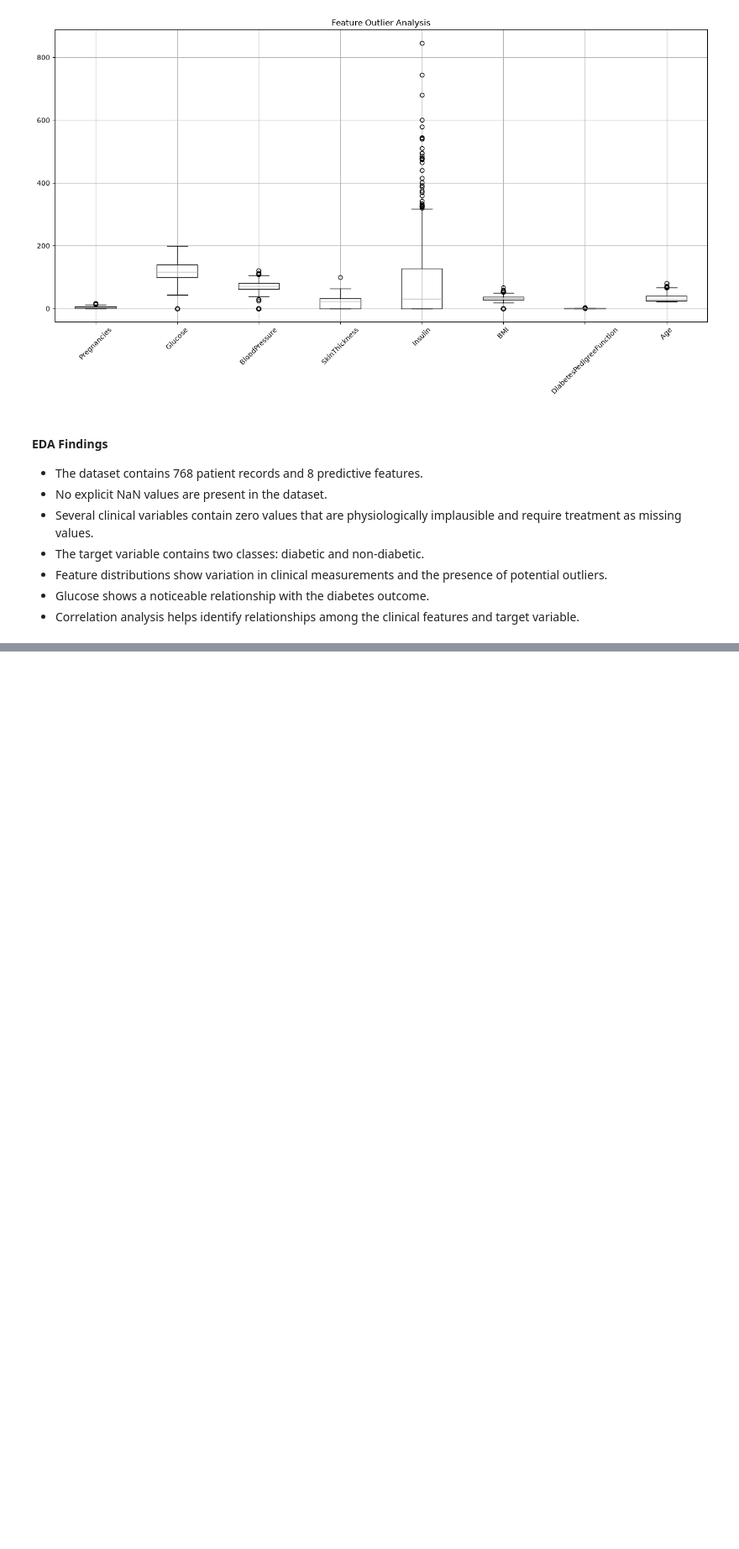
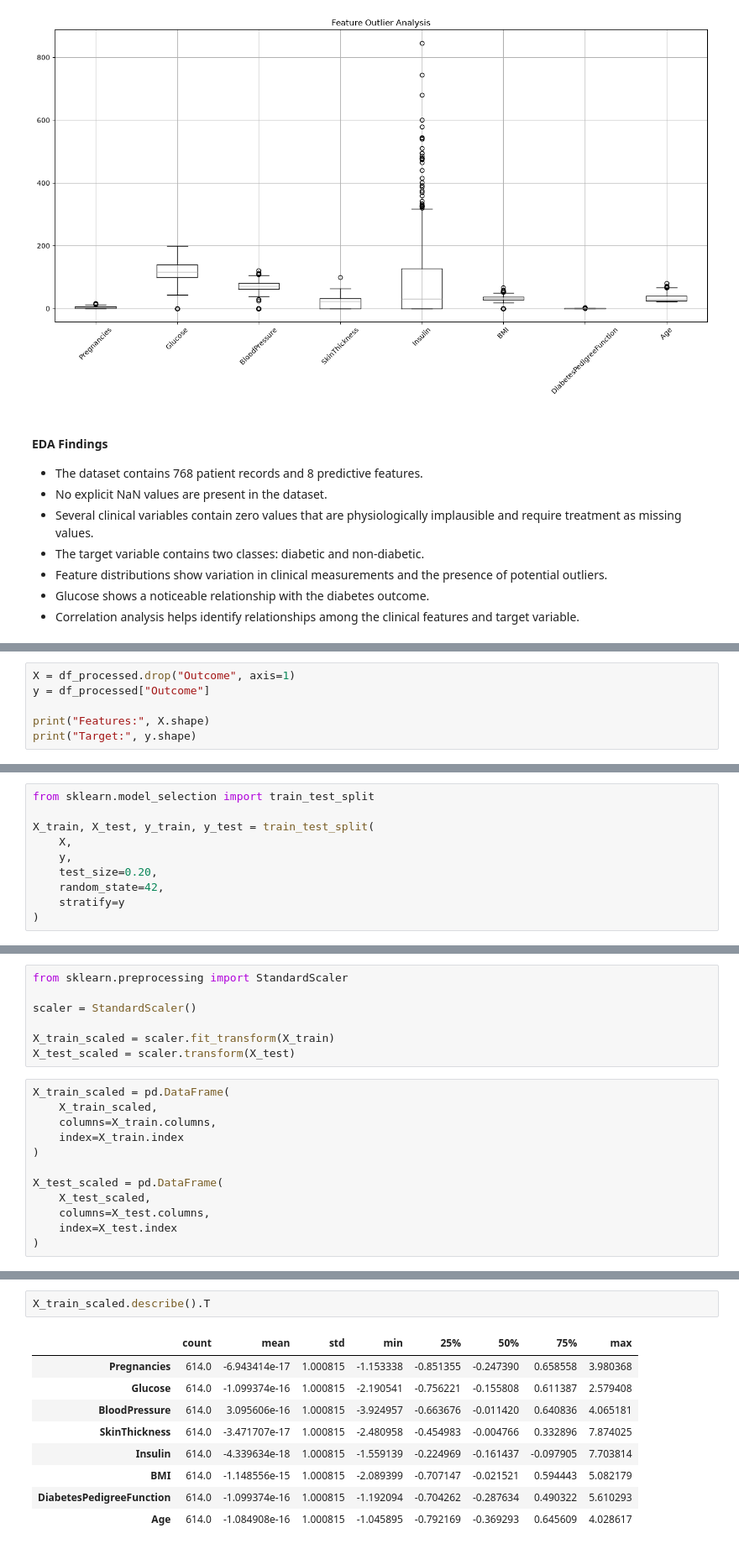
Before and after one commit to VarshaNayak18/medical-disease-prediction, a Jupyter notebook: notebooks/diabetes_prediction.ipynb, the cells around one changed output, grey strips where cells are left out. Shown at 84% size. Cells and saved outputs as stored; diff of their text form; blank space fills up the shorter version.

Commit message:
feat: implement data preprocessing

```diff
--- a/notebooks/diabetes_prediction.ipynb
+++ b/notebooks/diabetes_prediction.ipynb
@@ -231,0 +282,6 @@ plt.show()
+# %%
+X = df_processed.drop("Outcome", axis=1)
+y = df_processed["Outcome"]
+
+print("Features:", X.shape)
+print("Target:", y.shape)
@@ -231,0 +291,10 @@ plt.show()
+# %%
+from sklearn.model_selection import train_test_split
+
+X_train, X_test, y_train, y_test = train_test_split(
+    X,
+    y,
+    test_size=0.20,
+    random_state=42,
+    stratify=y
+)
@@ -231,0 +325,19 @@ plt.show()
+# %%
+from sklearn.preprocessing import StandardScaler
+
+scaler = StandardScaler()
+
+X_train_scaled = scaler.fit_transform(X_train)
+X_test_scaled = scaler.transform(X_test)
+# %%
+X_train_scaled = pd.DataFrame(
+    X_train_scaled,
+    columns=X_train.columns,
+    index=X_train.index
+)
+
+X_test_scaled = pd.DataFrame(
+    X_test_scaled,
+    columns=X_test.columns,
+    index=X_test.index
+)
@@ -231,0 +353,12 @@ plt.show()
+# %%
+X_train_scaled.describe().T
+# %% [output]
+|  | count | mean | std | min | 25% | 50% | 75% | max |
+| Pregnancies | 614.0 | -6.943414e-17 | 1.000815 | -1.153338 | -0.851355 | -0.247390 | 0.658558 | 3.980368 |
+| Glucose | 614.0 | -1.099374e-16 | 1.000815 | -2.190541 | -0.756221 | -0.155808 | 0.611387 | 2.579408 |
+| BloodPressure | 614.0 | 3.095606e-16 | 1.000815 | -3.924957 | -0.663676 | -0.011420 | 0.640836 | 4.065181 |
+| SkinThickness | 614.0 | -3.471707e-17 | 1.000815 | -2.480958 | -0.454983 | -0.004766 | 0.332896 | 7.874025 |
+| Insulin | 614.0 | -4.339634e-18 | 1.000815 | -1.559139 | -0.224969 | -0.161437 | -0.097905 | 7.703814 |
+| BMI | 614.0 | -1.148556e-15 | 1.000815 | -2.089399 | -0.707147 | -0.021521 | 0.594443 | 5.082179 |
+| DiabetesPedigreeFunction | 614.0 | -1.099374e-16 | 1.000815 | -1.192094 | -0.704262 | -0.287634 | 0.490322 | 5.610293 |
+| Age | 614.0 | -1.084908e-16 | 1.000815 | -1.045895 | -0.792169 | -0.369293 | 0.645609 | 4.028617 |
```
Also changed, not shown: parts of 11 cells of this notebook.
